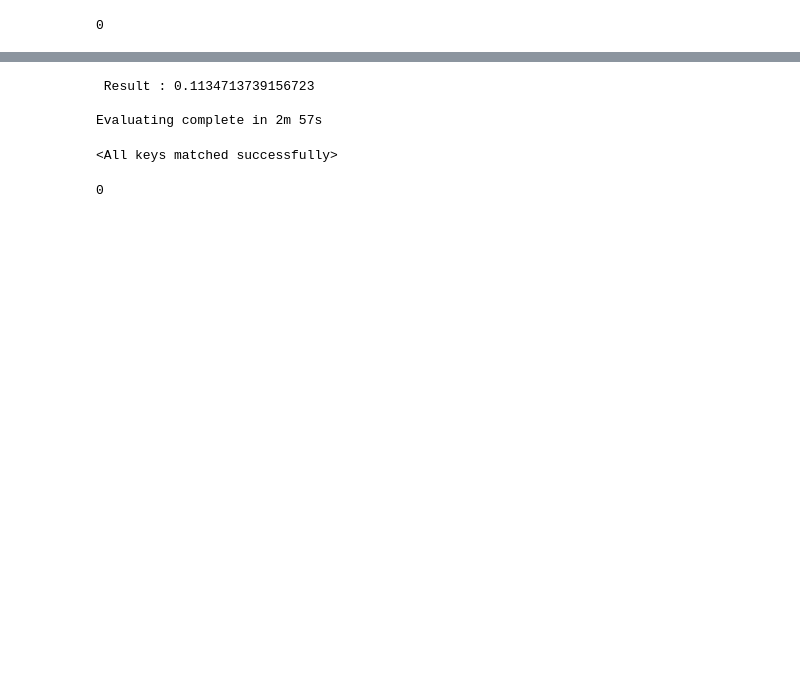
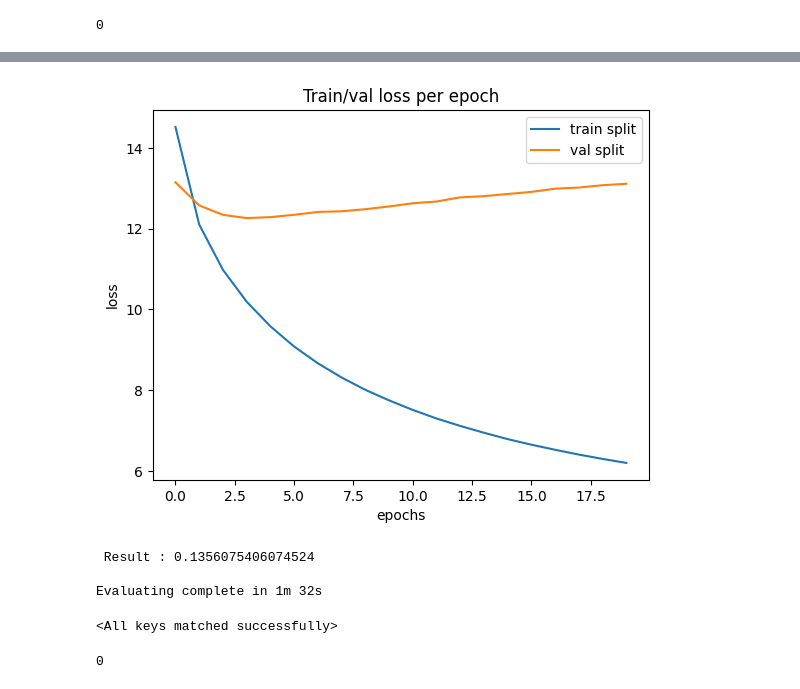
Before and after one commit to imessam/Transformer-Attention-is-All-You-Need, a Jupyter notebook: Transformer-BytePairEncoding.ipynb, the cells around one changed output, grey strips where cells are left out. Cells and saved outputs as stored; diff of their text form; code cells hidden in the pictures; blank space fills up the shorter version.

Commit message:
fixing the model

```diff
--- a/Transformer-BytePairEncoding.ipynb
+++ b/Transformer-BytePairEncoding.ipynb
@@ -226,7 +234,7 @@ optimizer = torch.optim.Adam(model.parameters(),
 # %%
 scheduler = Scheduler(optimizer =  optimizer,
                  dim_embed= 512,
-                 warmup_steps=450)
+                 warmup_steps=400)
 # %%
 print(f"Numeber of the model's trainable paramaters : {count_parameters(model)}")
 # %% [output]
@@ -251,11 +260,18 @@ tensor(5.2782, device='cuda:0', grad_fn=<AddBackward0>)
 if not (os.path.exists("trained")):
         os.mkdir("trained")
 
-filename = "transformer-weights"
+filename = "transformer-weights-small"
+# %%
+train_cum_losses, val_cum_losses = [], []
 # %%
-trainedModel = train_model(model, trainLoaders, translationLoss, optimizer,
-                           pad_index = tokenizer_en.token_to_id("[PAD]"), label_smoothing = 0.2,
-                           scheduler = scheduler, num_epochs=10, device = device, isSave=True,
+trainedModel, train_losses, val_losses = train_model(model, trainLoaders, translationLoss, optimizer,
+                           pad_index = tokenizer.token_to_id("[PAD]"), label_smoothing = 0.1,
+                           scheduler = scheduler, num_epochs=20, device = device, isSave=True,
                            filename = filename, verbose = False)
-!cp -r './trained/transformer-weights' /content/drive/MyDrive/
+
+train_cum_losses += train_losses
+val_cum_losses += val_losses
+
+torch.save(model.state_dict(), f"trained/{filename}")
+!cp -r './trained/transformer-weights-small' /content/drive/MyDrive/
 # %% [output]
@@ -297,9 +313,25 @@ train current epoch Loss: 10.57173978102492, lr = 0.0004563867859265298
+# %%
+import matplotlib.pyplot as plt
+
+fig, ax = plt.subplots()
+
+ax.plot(np.arange(len(train_cum_losses)), train_cum_losses, label = 'train split')
+ax.plot(np.arange(len(val_cum_losses)), val_cum_losses, label = "val split")
+
+ax.set_xlabel("epochs")
+ax.set_ylabel("loss")
+ax.set_title("Train/val loss per epoch")
+ax.legend()
+
+plt.show()
+# %% [output]
+[figure, added]
 # %%
-results = evaluate_model(model, train_dataloader, tokenizer_de, device = device)
+results = evaluate_model(model, train_dataloader, tokenizer, device = device)
 # %% [output]
- Result : 0.1134713739156723
+ Result : 0.1356075406074524
 
-Evaluating complete in 2m 57s
+Evaluating complete in 1m 32s
 # %%
 model.load_state_dict(torch.load(os.path.join(path,os.path.join("trained",filename))))
 # %% [output]
```
Also changed, not shown: parts of 20 cells of this notebook, 3 other files.
